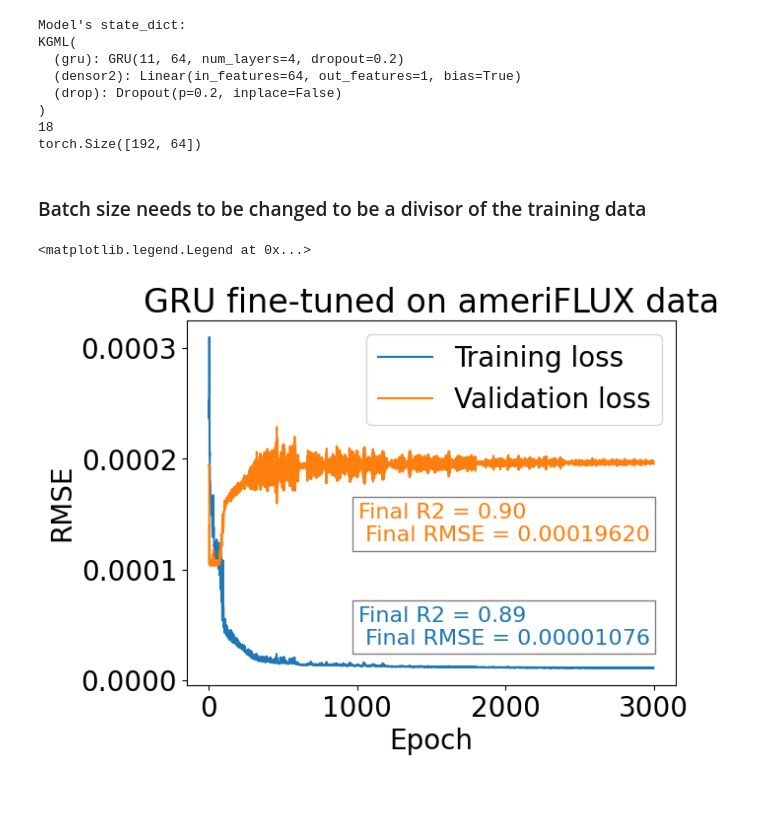
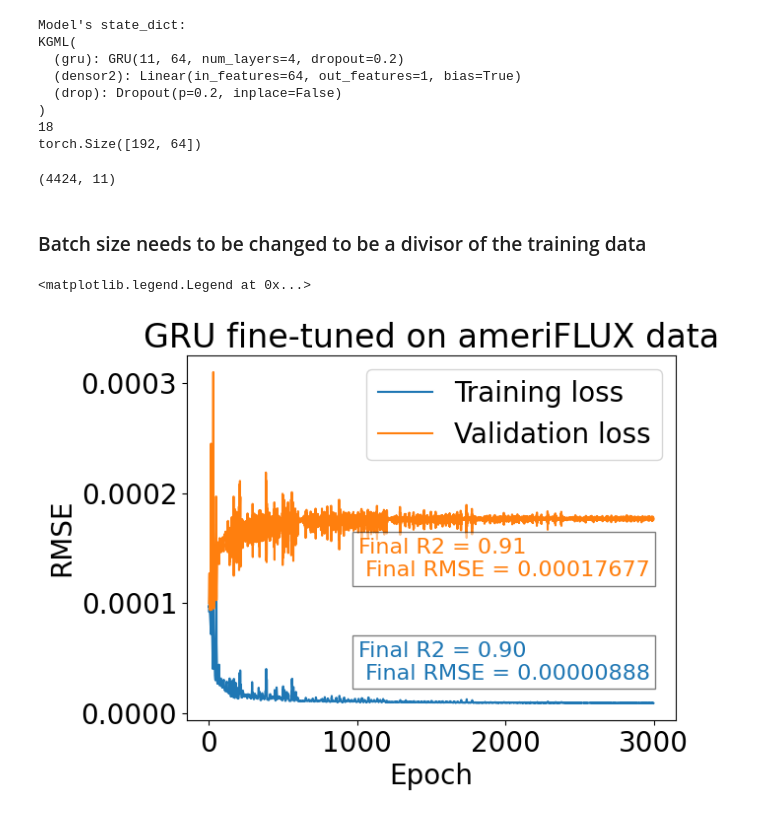
Before and after one commit to DinisDimitris/Net-ecosystem-exchange-Quantification, a Jupyter notebook: GRU-finetune.ipynb, the cells around one changed output. Cells and saved outputs as stored; diff of their text form; code cells hidden in the pictures.

Commit message:
adding early stopping for gru and predictions on test set

```diff
--- a/GRU-finetune.ipynb
+++ b/GRU-finetune.ipynb
@@ -138,3 +146,9 @@ X_train, X_val, Y_train, Y_val = train_test_split(
+# %%
+X_train, X_test, Y_train, Y_test = train_test_split(
+   x_observed, y_observed, test_size=0.25, random_state=41)
+
+X_train, X_val, Y_train, Y_val = train_test_split(
+    X_train, Y_train, test_size=0.15, random_state=41) #0.70 , 0.15 x 2
 # %%
 compute_r2=R2Loss()
 n_a=64 #hidden state number
@@ -143,10 +157,14 @@ nout1=1
 nout2=1
 dropout=0.2
 path_save = 'kgml-results'
-save_file = '/gru'
-mds_file = '/stats'
+save_file = '/gru_fine_tune'
+mds_file = '/stats_fine_tune'
 os.makedirs(path_save, exist_ok=True)
 model1=KGML(len(feat_cols),n_a,n_l,1,dropout)
+
+checkpoint=torch.load('kgml-results/gru-pre_train')
+model1.load_state_dict(checkpoint['model_state_dict'])
+
 print("Model's state_dict:")
 #model1.to(device)
 print(model1)
@@ -164,14 +182,14 @@ KGML(
 )
 18
 torch.Size([192, 64])
-# %%
-X_train = X_train[:3560]
-Y_train = Y_train[:3560]
+# %%
+X_train.shape
+# %% [output]
+(4424, 11)
 # %% [markdown]
 ### Batch size needs to be changed to be a divisor of the training data
 # %%
 starttime=time.time()
-loss_weights=[1.0,1.0,1.0,1.0,1.0,1.0,1.0,1.0,1.0,1.0]
 fln=15 #20 for full 0-300, 15 for 80-240
 lr=0.1 #sgd
 loss_val_best = 500000
@@ -179,11 +197,12 @@ lr_adam=0.0001
 optimizer = optim.Adam(model1.parameters(), lr=lr_adam) #add weight decay normally 1-9e-4
 scheduler = optim.lr_scheduler.StepLR(optimizer, step_size=600, gamma=0.5)
 batch_total=X_train.shape[0]
-batch_size=178  # this is the batch size for training
+batch_size=158  # this is the batch size for training
 #during validation
 train_losses = []
 val_losses = []
 R2_best=-2
+early_stopping = EarlyStopping(tolerance=5, min_delta=0.001)
 
 
 batches = int(batch_total/batch_size)
@@ -219,8 +238,7 @@ for epoch in range(maxepoch):
         Y_pred,hidden = model1(X_train_torch[bb:bb+1, :].float(),\
                                 hidden)
 
-        loss = myloss_mul_sum(Y_pred, Y_train_torch[bb:(bb+1),:],\
-                                 loss_weights)
+        loss = my_loss(Y_pred, Y_train_torch[bb:(bb+1),:])
         for nh in range(len(hidden[0])):
             hidden[0][nh].detach()
         hidden[1].detach()
@@ -241,10 +259,9 @@ for epoch in range(maxepoch):
 
         hidden = model1.init_hidden(X_val_torch.size(1))
         Y_val_pred, hidden = model1(X_val_torch.float(), hidden)
-        loss = myloss_mul_sum(Y_val_pred, Y_val_torch, loss_weights)
+        loss = my_loss(Y_val_pred, Y_val_torch)
         val_loss=loss.item()
         val_losses.append(val_loss)
-        #r2 only for n2o
         val_R2=compute_r2(Y_val_pred[:,:,0].contiguous().view(-1),Y_val_torch[:,:,0].contiguous().view(-1)).item()
         if val_loss < loss_val_best and val_R2 > R2_best:
             loss_val_best=val_loss
@@ -260,6 +277,13 @@ for epoch in range(maxepoch):
                     'los_val': val_loss,
                     'R2_val': val_R2,
                     }, model_save)
+
+
+        early_stopping(train_loss, val_loss)
+        if early_stopping.early_stop:
+            print("Early stopped at epoch:", epoch+1)
+            break
+
         print("finished training epoch", epoch+1)
     mtime=time.time()
     print("train_loss: ", train_loss, "train_R2", train_R2)
@@ -275,21 +299,21 @@ torch.save({'train_losses': train_losses,
 print("final train_loss:",train_loss,"final train_R2:",train_R2,"val_loss:",val_loss,"loss validation best:",loss_val_best)
 print(f"total Training time: {endtime - starttime}s")
 # %%
-checkpoint=torch.load('kgml-results/stats-fine_tuned')
+checkpoint=torch.load('kgml-results/stats_fine_tune')
 train_losses=checkpoint['train_losses']
 val_losses=checkpoint['val_losses']
 plt.rcParams.update({'font.size': 20})
 plt.rcParams['xtick.labelsize']=20
 plt.rcParams['ytick.labelsize']=20
 fig= plt.plot(figsize=(6, 10))
 train_line, = plt.plot(train_losses, label="Training loss")
 val_line, = plt.plot(val_losses, label="Validation loss")
 plt.title("GRU fine-tuned on ameriFLUX data")
 plt.text(0.35, 0.1, "Final R2 = %0.2f\n Final RMSE = %0.8f" % (train_R2, train_loss), ha="left", va="bottom", color=train_line.get_color(), fontsize=16, transform=plt.gca().transAxes, bbox=dict(facecolor='white', alpha=0.5))
 plt.text(0.35, 0.5, "Final R2 = %0.2f\n Final RMSE = %0.8f" % (val_R2, val_loss), ha="left", va="top", color=val_line.get_color(), fontsize=16, transform=plt.gca().transAxes, bbox=dict(facecolor='white', alpha=0.5))
 plt.ylabel("RMSE")
 plt.xlabel("Epoch")
 plt.legend()
 # %% [output]
 <matplotlib.legend.Legend at 0x...>
-[figure, old version]
+[figure, new version]
```
Also changed, not shown: parts of 7 cells of this notebook, 6 other files.
